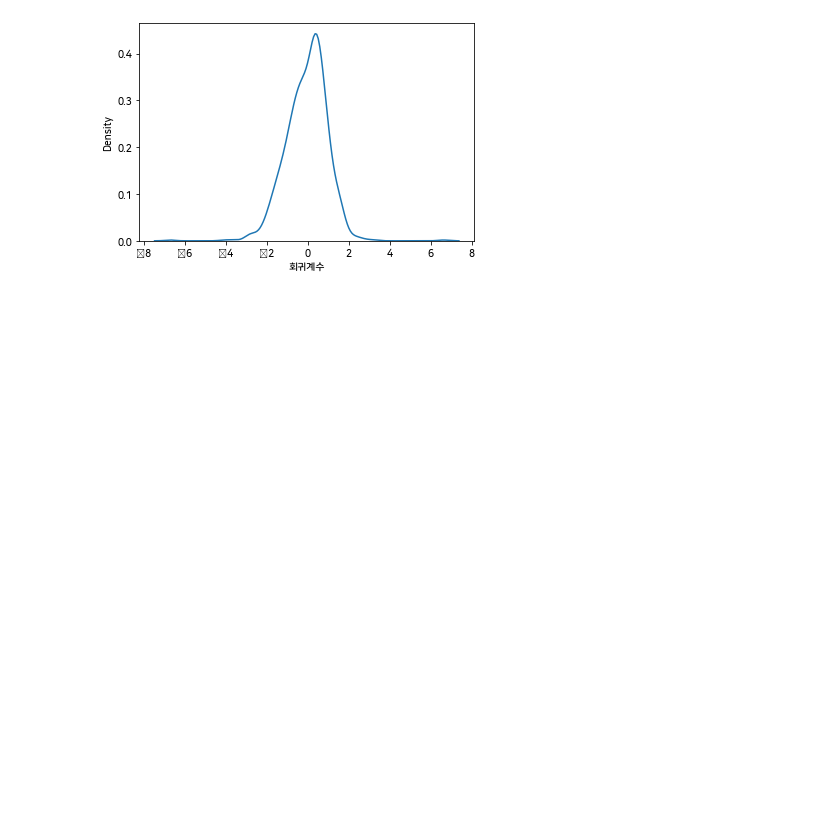
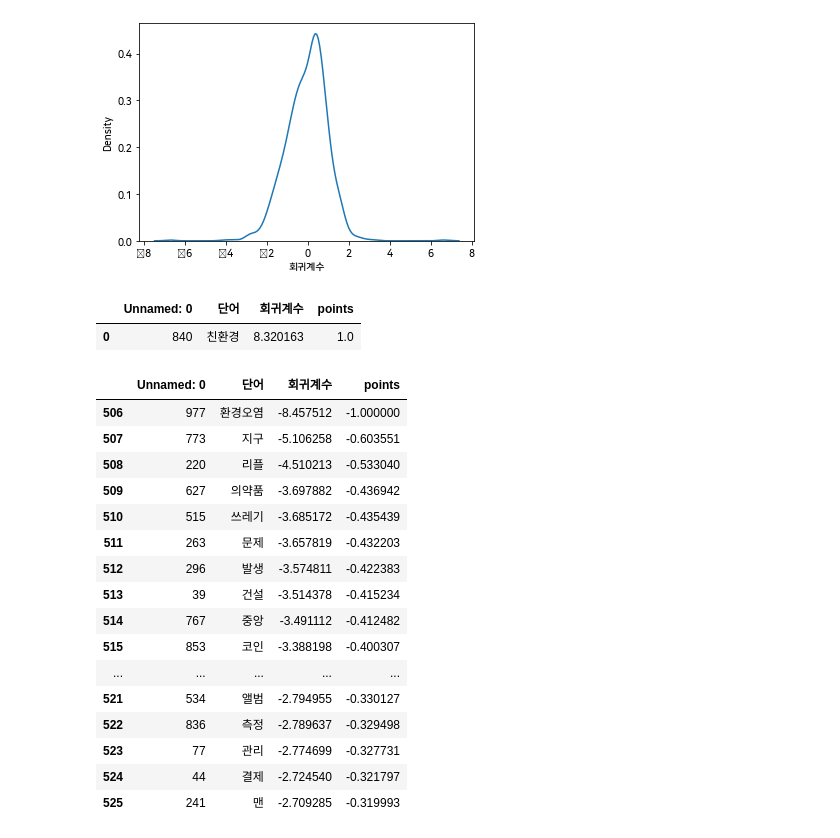
Before and after one commit to LeeKunHa/Construct-Sentiment-Dictionary-for-Companies-Conducting-Eco-Friendly-Businesses, a Jupyter notebook: visualization.ipynb, the cells around one changed output. Saved outputs shown, nothing was run; the diff lists cells and outputs as text; code cells hidden in the pictures; blank space fills up the shorter version.

```diff
--- a/visualization.ipynb
+++ b/visualization.ipynb
@@ -159,4 +159,4 @@ words_freq = mk_input(tf_idf)
 words_freq.to_csv('data/words_freq.csv',encoding='cp949')
 # %%
 words_freq = pd.read_csv('./data/words_freq.csv',encoding='cp949')
-print(draw(words_freq,'코인',10))
+sent = pd.read_csv('./data/dict.csv',encoding='cp949')
@@ -177,3 +193,28 @@ sns.kdeplot(sent['회귀계수']/sent['회귀계수'].std())
 # %% [output]
 <AxesSubplot:xlabel='회귀계수', ylabel='Density'>
 [figure]
+# %%
+sent[sent['단어'].isin(['친환경'])]
+# %% [output]
+|  | Unnamed: 0 | 단어 | 회귀계수 | points |
+| 0 | 840 | 친환경 | 8.320163 | 1.0 |
+# %%
+sent[sent['회귀계수']<0][:20]
+# %% [output]
+|  | Unnamed: 0 | 단어 | 회귀계수 | points |
+| 506 | 977 | 환경오염 | -8.457512 | -1.000000 |
+| 507 | 773 | 지구 | -5.106258 | -0.603551 |
+| 508 | 220 | 리플 | -4.510213 | -0.533040 |
+| 509 | 627 | 의약품 | -3.697882 | -0.436942 |
+| 510 | 515 | 쓰레기 | -3.685172 | -0.435439 |
+| 511 | 263 | 문제 | -3.657819 | -0.432203 |
+| 512 | 296 | 발생 | -3.574811 | -0.422383 |
+| 513 | 39 | 건설 | -3.514378 | -0.415234 |
+| 514 | 767 | 중앙 | -3.491112 | -0.412482 |
+| 515 | 853 | 코인 | -3.388198 | -0.400307 |
+| ... | ... | ... | ... | ... |
+| 521 | 534 | 앨범 | -2.794955 | -0.330127 |
+| 522 | 836 | 측정 | -2.789637 | -0.329498 |
+| 523 | 77 | 관리 | -2.774699 | -0.327731 |
+| 524 | 44 | 결제 | -2.724540 | -0.321797 |
+| 525 | 241 | 맨 | -2.709285 | -0.319993 |
```
Also changed, not shown: parts of 12 cells of this notebook, 6 other files.
